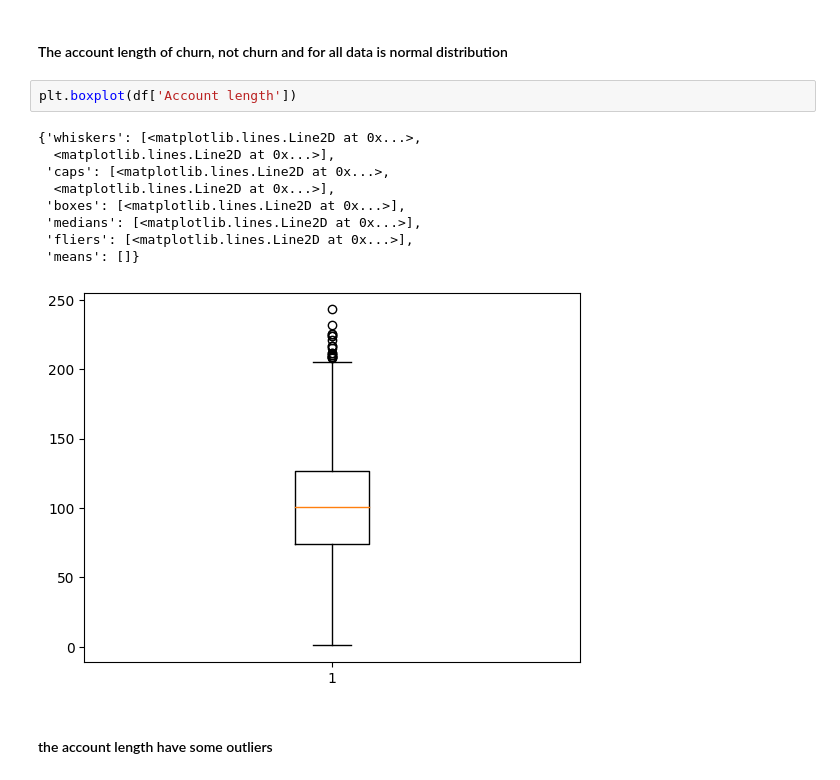
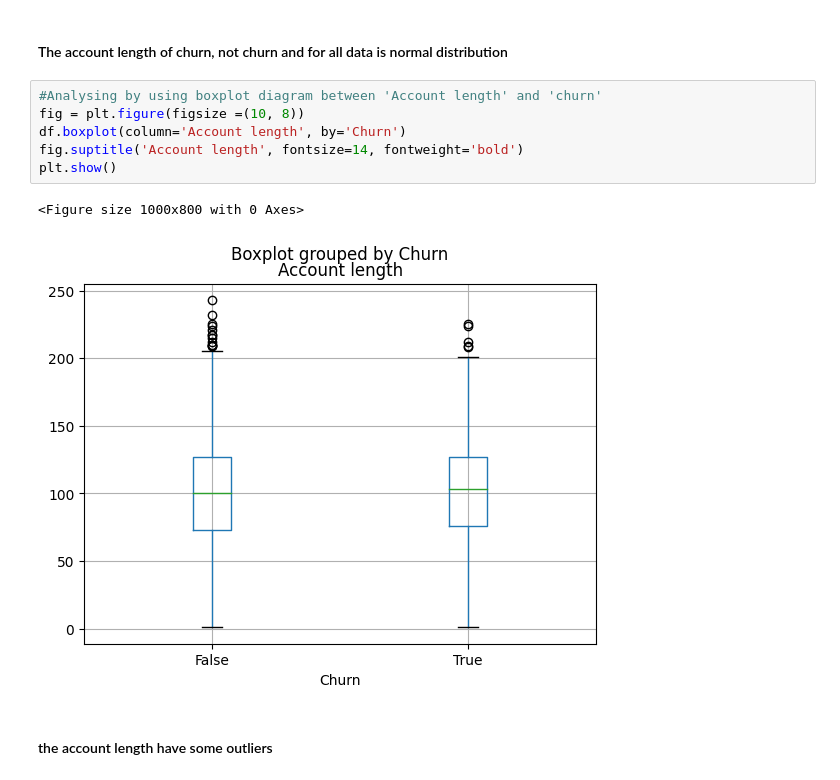
Before and after one commit to tusharraskar/EDA_Alma, a Jupyter notebook: Telecom_Churn_Analysis.ipynb, the cells around one changed output. Cells and saved outputs as stored; diff of their text form.

```diff
--- a/Telecom_Churn_Analysis.ipynb
+++ b/Telecom_Churn_Analysis.ipynb
@@ -385,18 +385,15 @@ plt.legend()
 [figure]
 # %% [markdown]
 #### The account length of churn, not churn and for all data is normal distribution
-# %%
-plt.boxplot(df['Account length'])
-# %% [output]
-{'whiskers': [<matplotlib.lines.Line2D at 0x...>,
-  <matplotlib.lines.Line2D at 0x...>],
- 'caps': [<matplotlib.lines.Line2D at 0x...>,
-  <matplotlib.lines.Line2D at 0x...>],
- 'boxes': [<matplotlib.lines.Line2D at 0x...>],
- 'medians': [<matplotlib.lines.Line2D at 0x...>],
- 'fliers': [<matplotlib.lines.Line2D at 0x...>],
- 'means': []}
-[figure, removed]
+# %%
+#Analysing by using boxplot diagram between 'Account length' and 'churn'
+fig = plt.figure(figsize =(10, 8))
+df.boxplot(column='Account length', by='Churn')
+fig.suptitle('Account length', fontsize=14, fontweight='bold')
+plt.show()
+# %% [output]
+<Figure size 1000x800 with 0 Axes>
+[figure, added]
 # %% [markdown]
 #### the account length have some outliers
 # %% [markdown]
```
Also changed, not shown: parts of 18 cells of this notebook.
